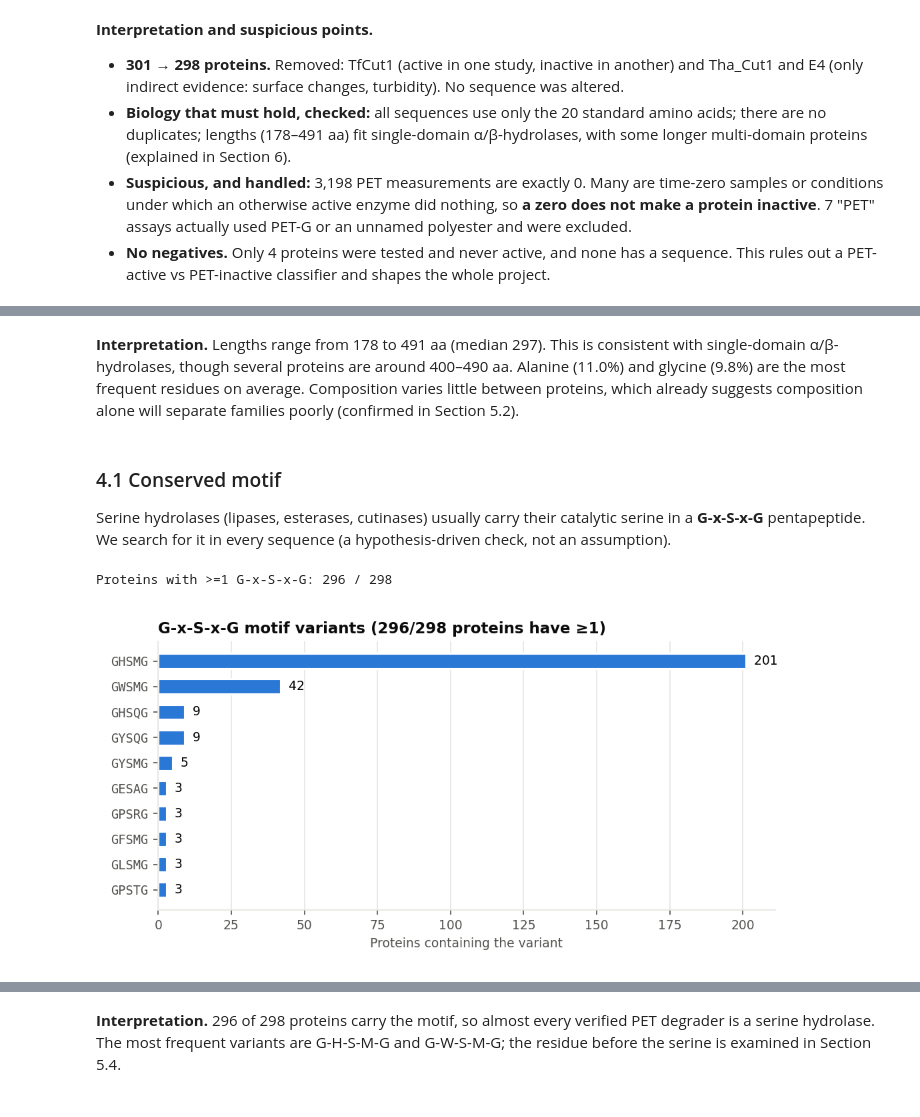
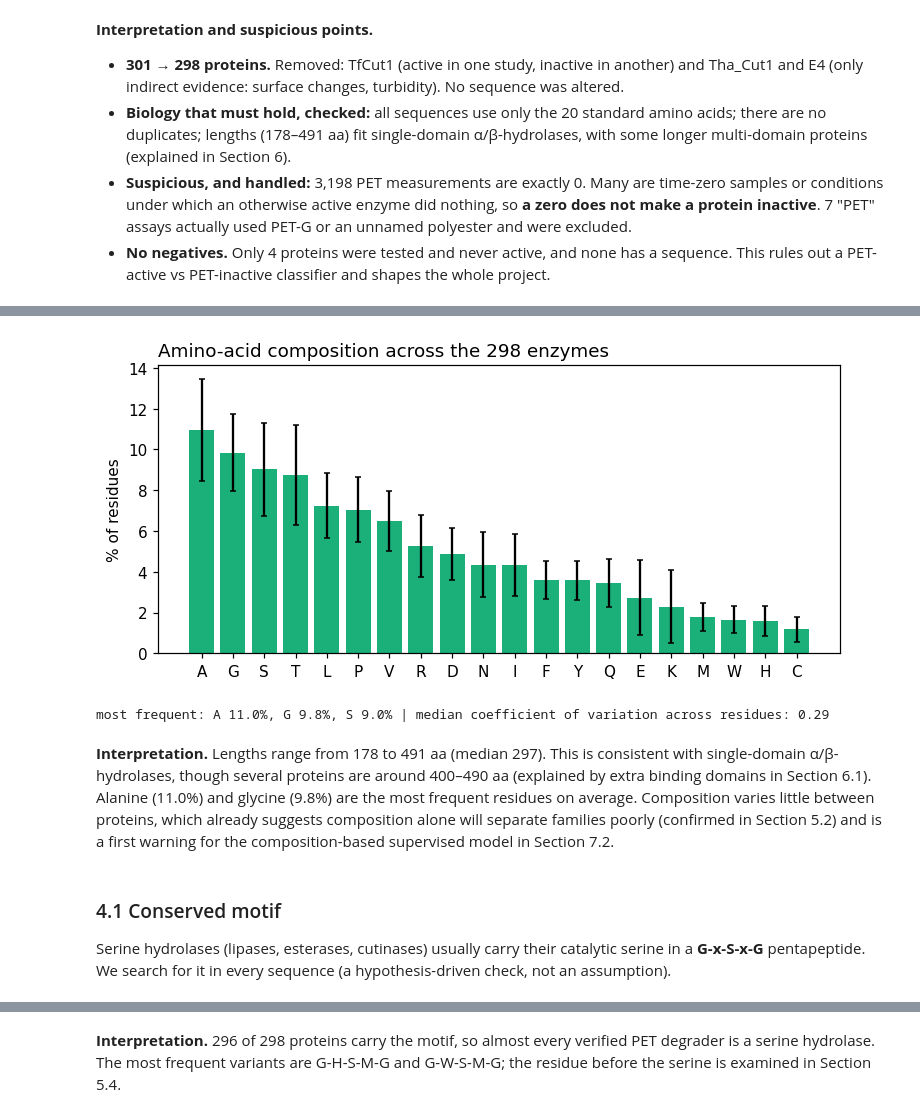
Before and after one commit to misskanyi/Bioinformatics-Group-Project, a Jupyter notebook: notebooks/pet_enzyme_explorer.ipynb, the cells around one changed output, grey strips where cells are left out. Saved outputs shown, nothing was run; the diff lists cells and outputs as text; code cells hidden in the pictures.

```diff
--- a/notebooks/pet_enzyme_explorer.ipynb
+++ b/notebooks/pet_enzyme_explorer.ipynb
@@ -223,16 +343,24 @@ fig("f01_length_distribution.png"); fig("f02_aa_composition.png")
+# %%
+# EDA plot 2: mean amino-acid composition (bars) and its spread between proteins (error bars = 1 sd)
+aa = [c for c in feats.columns if c.startswith("aa_")]
+comp = feats[aa].agg(["mean", "std"]).T.sort_values("mean", ascending=False)
+f, ax = plt.subplots(figsize=(8, 3.4))
+ax.bar([c[3:] for c in comp.index], comp["mean"], yerr=comp["std"], color="#1baf7a", capsize=2)
+ax.set_ylabel("% of residues"); ax.set_title("Amino-acid composition across the 298 enzymes", loc="left")
+show(f)
+print("most frequent:", ", ".join(f"{c[3:]} {v:.1f}%" for c, v in comp["mean"].head(3).items()),
+      "| median coefficient of variation across residues:", round(float((comp["std"] / comp["mean"]).median()), 2))
+# %% [output]
+[figure, added]
+most frequent: A 11.0%, G 9.8%, S 9.0% | median coefficient of variation across residues: 0.29
 # %% [markdown]
 **Interpretation.** Lengths range from 178 to 491 aa (median 297). This is consistent with single-domain α/β-hydrolases,
-though several proteins are around 400–490 aa. Alanine (11.0%) and glycine (9.8%) are the most frequent residues on
-average. Composition varies little between proteins, which already suggests composition alone will separate families
-poorly (confirmed in Section 5.2).
+though several proteins are around 400–490 aa (explained by extra binding domains in Section 6.1). Alanine (11.0%) and
+glycine (9.8%) are the most frequent residues on average. Composition varies little between proteins, which already
+suggests composition alone will separate families poorly (confirmed in Section 5.2) and is a first warning for the
+composition-based supervised model in Section 7.2.
 # %% [markdown]
 ### 4.1 Conserved motif
 
 Serine hydrolases (lipases, esterases, cutinases) usually carry their catalytic serine in a **G-x-S-x-G** pentapeptide.
 We search for it in every sequence (a hypothesis-driven check, not an assumption).
-# %%
-print("Proteins with >=1 G-x-S-x-G:", int((feats.gxsxg_count > 0).sum()), "/", len(feats))
-fig("f09_gxsxg_motif_variants.png")
-# %% [output]
-Proteins with >=1 G-x-S-x-G: 296 / 298
-[figure, removed]
```
Also changed, not shown: parts of 33 cells of this notebook, 3 other files.
